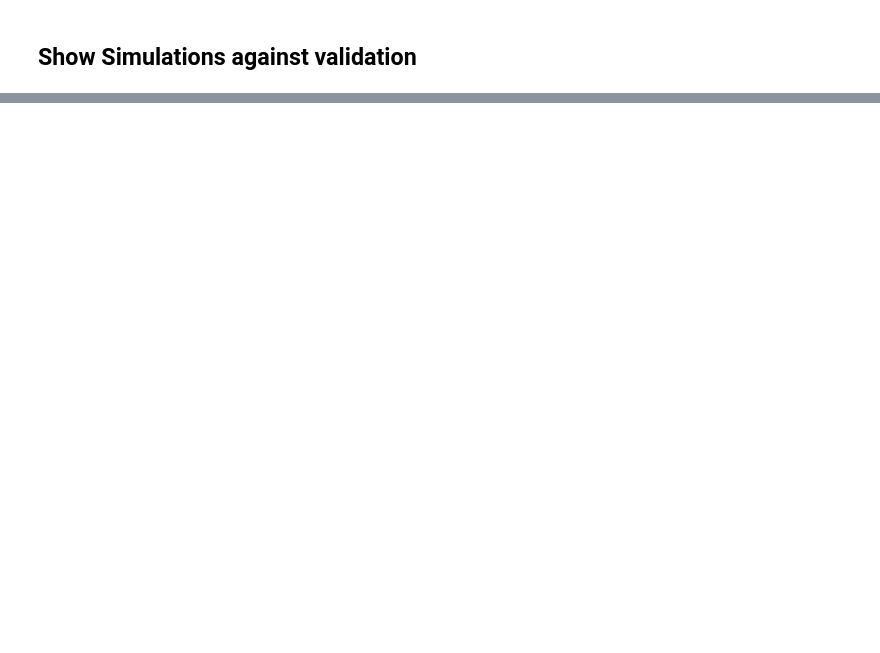
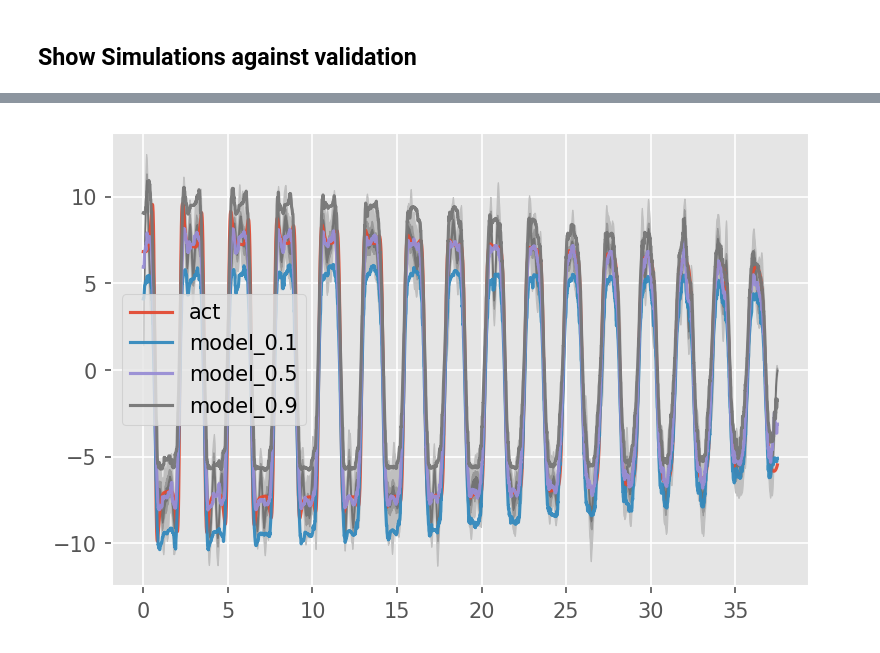
Before and after one commit to coordinated-systems-lab/UncQuanNASA, a Jupyter notebook: Models/Code/quantileRegression/qr_eval.ipynb, the cells around one changed output, grey strips where cells are left out. Drawn from its saved outputs; the diff is of its cells as text; code cells hidden in the pictures; blank space fills up the shorter version.

```diff
--- a/Models/Code/quantileRegression/qr_eval.ipynb
+++ b/Models/Code/quantileRegression/qr_eval.ipynb
@@ -70,0 +99,10 @@ for valid_id in sims.valid_id.unique():
+# %%
+# Read in parameters
+import json
+
+model_name = "qr_test38"
+
+with open(datapath / f"parameters/{model_name}.json", "r") as f:
+    params = json.load(f)
+if "dt" not in params:
+    params["dt"] = params["model_params"]["dt"]
@@ -70,0 +127,85 @@ for valid_id in sims.valid_id.unique():
+# %%
+set_id = 0
+var = "theta"
+idx = ["theta", "x"].index(var)
+
+# Get points per set
+dp = params["data_gen_params"]
+pps = round((dp["tspan"][1] - dp["tspan"][0]) / dp["dt"] * params["train_cutoff"]) - 2
+t = np.linspace(dp["tspan"][0], pps * dp["dt"], pps)
+
+# Get mask
+if params["model_params"]["smoothing_samples"] is not None:
+    cl = model.x.shape[0] // params["model_params"]["smoothing_samples"]
+else:
+    cl = model.x.shape[0]
+mask = np.zeros(cl, dtype=bool)
+mask[set_id * pps: (set_id + 1) * pps] = True
+
+# Make predictions
+tmp2 = pd.concat([pd.DataFrame({
+    # "x": model.x,
+    # "id": np.tile(np.repeat(np.arange(params["model_params"]["smoothing_samples"]), pps), cl // pps),
+    "set_id": np.repeat(np.arange(cl // pps), pps * params["model_params"]["smoothing_samples"]),
+    "t": np.tile(t, params["model_params"]["smoothing_samples"] * cl // pps),
+}), pd.DataFrame(model.x)], axis=1).query(f"set_id == {set_id}").groupby(["t"]).mean().drop(columns="set_id").to_numpy()
+pl = [0.1, 0.5, 0.9]
+pred_dict = {
+    f"model_{pll}": model.predict(tmp2, alpha=pll, smooth=False)[:, idx] / dp["dt"]
+    for pll in pl
+}
+
+# Combine in one df
+use_d2 = True
+if use_d2:
+    true_data = sims.loc[sims.true_data & (sims.set_id == set_id), ["t", "theta", "x"]].groupby("t").mean()
+else:
+    true_data = sims.loc[(~sims.true_data) & (~sims.sim) & (sims.set_id == set_id), ["t", "theta", "x"]].groupby("t").mean()
+if use_d2:
+    tmp1 = pd.DataFrame({
+        "pynumdiff": model.d2[:, idx] / dp["dt"],
+        "id": np.tile(np.repeat(np.arange(params["model_params"]["smoothing_samples"]), pps), cl // pps),
+        # "id": np.repeat(np.arange(params["model_params"]["smoothing_samples"]), cl),
+        # "set_id": np.tile(np.repeat(np.arange(cl // pps), pps), params["model_params"]["smoothing_samples"]),
+        "set_id": np.repeat(np.arange(cl // pps), pps * params["model_params"]["smoothing_samples"]),
+        "t": np.tile(t, params["model_params"]["smoothing_samples"] * cl // pps),
+    })
+else:
+    tmp1 = pd.DataFrame({
+        "pynumdiff": model.x[:, idx],# / dp["dt"],
+        "id": np.tile(np.repeat(np.arange(params["model_params"]["smoothing_samples"]), pps), cl // pps),
+        # "id": np.repeat(np.arange(params["model_params"]["smoothing_samples"]), cl),
+        # "set_id": np.tile(np.repeat(np.arange(cl // pps), pps), params["model_params"]["smoothing_samples"]),
+        "set_id": np.repeat(np.arange(cl // pps), pps * params["model_params"]["smoothing_samples"]),
+        "t": np.tile(t, params["model_params"]["smoothing_samples"] * cl // pps),
+    })
+
+# Quantile estimates of smoothign
+levels = [99, 80, 50]
+qs = [(1 - val / 100) / 2 for val in levels] + [1 - (1 - val / 100) / 2 for val in levels]
+names = [f"lower_{val}" for val in levels] + [f"upper_{val}" for val in levels]
+tg = tmp1.groupby(["set_id", "t"])["pynumdiff"].quantile(qs).reset_index()
+tg = pd.pivot_table(tg, index=["set_id", "t"], columns="level_2", values="pynumdiff").reset_index().set_index("t")
+tg = tg.rename(columns= {k: v for k, v in zip(qs, names)})
+
+# tg = tmp1.groupby(["set_id", "t"])[["pynumdiff"]].mean().reset_index()
+tmp = pd.DataFrame({
+    "act": true_data.loc[:t.max(), var].to_numpy(),
+    # "pynumdiff": tg.loc[(tg.set_id == set_id), "pynumdiff"].to_numpy(),
+    # "pynumdiff": model.d2[clidx * cl:(clidx + 1) * cl, :][mask, idx] / dp["dt"],
+    # "model": preds[mask, idx] / dp["dt"],
+} | pred_dict, index=t)
+# }, index=t)
+tmp = tmp.join(tg[tg.set_id == set_id].drop(columns=["set_id"]))
+
+# Plot
+fig, ax = plt.subplots(dpi=150)
+for i, lev in enumerate(reversed(sorted(levels))):
+    ax.fill_between(tmp.index, tmp[f"lower_{lev}"], tmp[f"upper_{lev}"], color=str(0.9 - 0.15 * (i + 1)))
+tmp[[col for col in tmp.columns if all(a not in col for a in ["lower", "upper"])]].plot(ax=ax, alpha = 0.95)
+plt.show()
+
+# Correlations
+tmp.corr().style.background_gradient(axis=None).format(precision=2)
+# %% [output]
+[figure, added]
```
Also changed, not shown: parts of 16 cells of this notebook, 3 other files.
